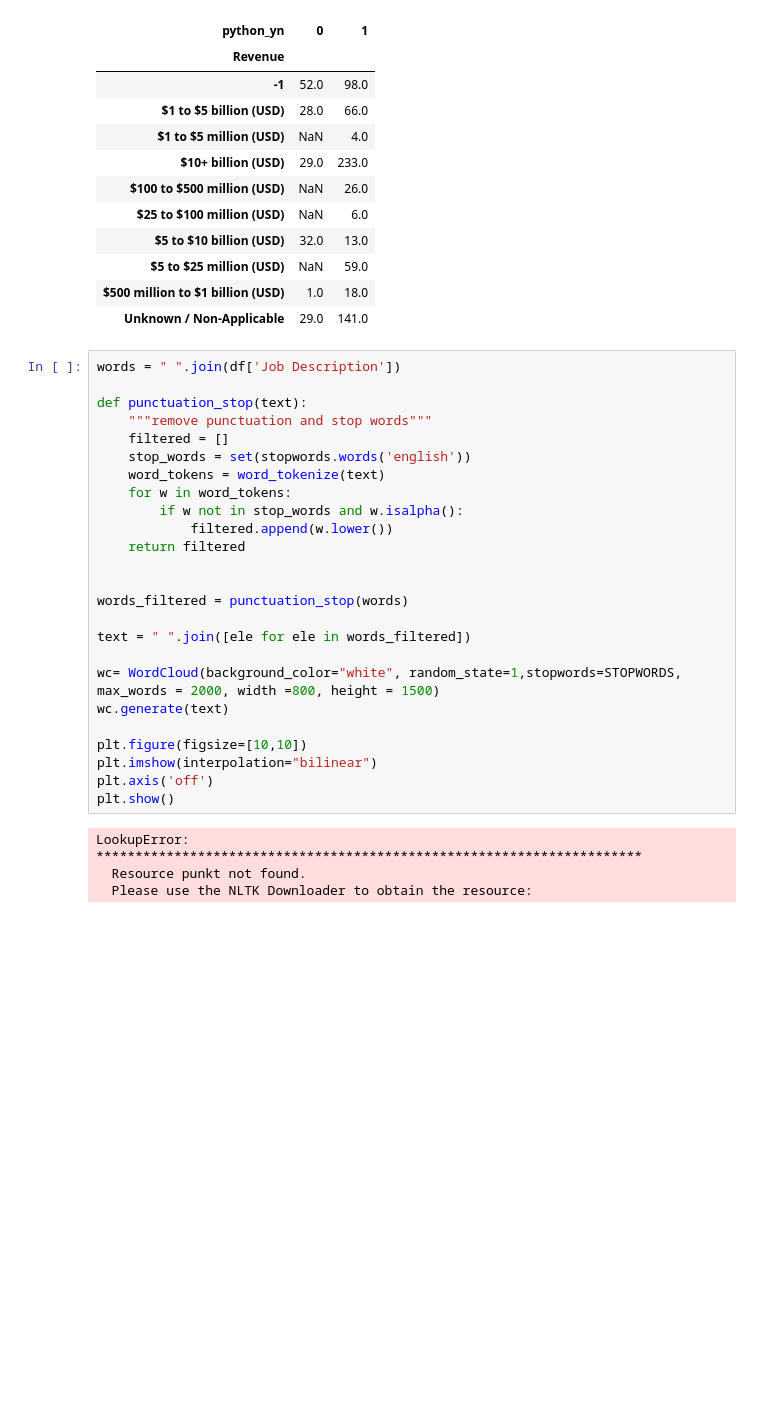
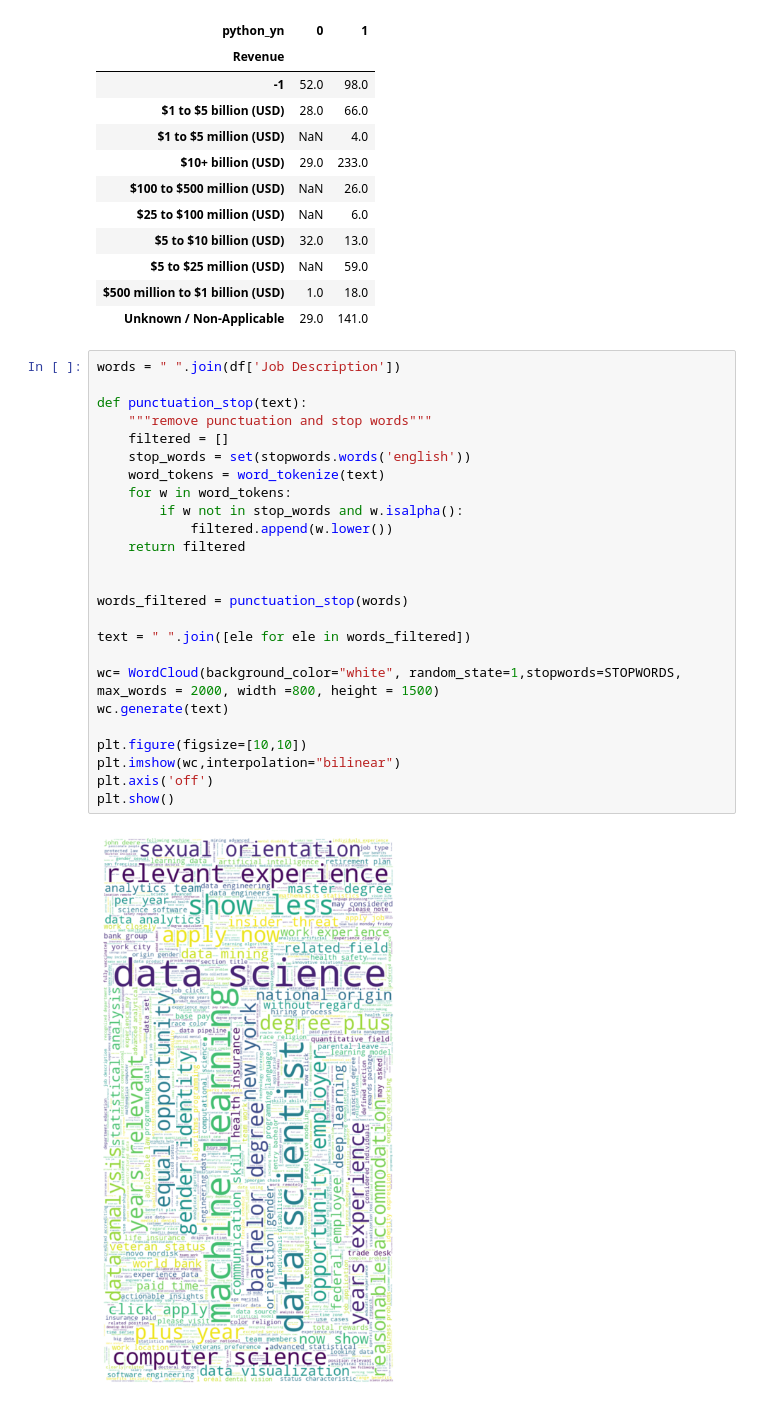
Before and after one commit to ahmadaking/DS_Salary_Proj, a Jupyter notebook: notebooks/2_Data_EDA.ipynb, the cells around one changed output. Drawn from its saved outputs; the diff is of its cells as text; blank space fills up the shorter version.

```diff
--- a/notebooks/2_Data_EDA.ipynb
+++ b/notebooks/2_Data_EDA.ipynb
@@ -498,30 +499,27 @@ pd.pivot_table(df_pivots, index = 'Revenue', columns = 'python_yn', values = 'av
 # %%
 words = " ".join(df['Job Description'])
 
 def punctuation_stop(text):
     """remove punctuation and stop words"""
     filtered = []
     stop_words = set(stopwords.words('english'))
     word_tokens = word_tokenize(text)
     for w in word_tokens:
         if w not in stop_words and w.isalpha():
             filtered.append(w.lower())
     return filtered
 
 
 words_filtered = punctuation_stop(words)
 
 text = " ".join([ele for ele in words_filtered])
 
 wc= WordCloud(background_color="white", random_state=1,stopwords=STOPWORDS, max_words = 2000, width =800, height = 1500)
 wc.generate(text)
 
 plt.figure(figsize=[10,10])
-plt.imshow(interpolation="bilinear")
+plt.imshow(wc,interpolation="bilinear")
 plt.axis('off')
 plt.show()
 # %% [output]
-LookupError:
-**********************************************************************
-  Resource punkt not found.
-  Please use the NLTK Downloader to obtain the resource:
+[figure, added]
```
Also changed, not shown: parts of 3 cells of this notebook, 25 other files.
